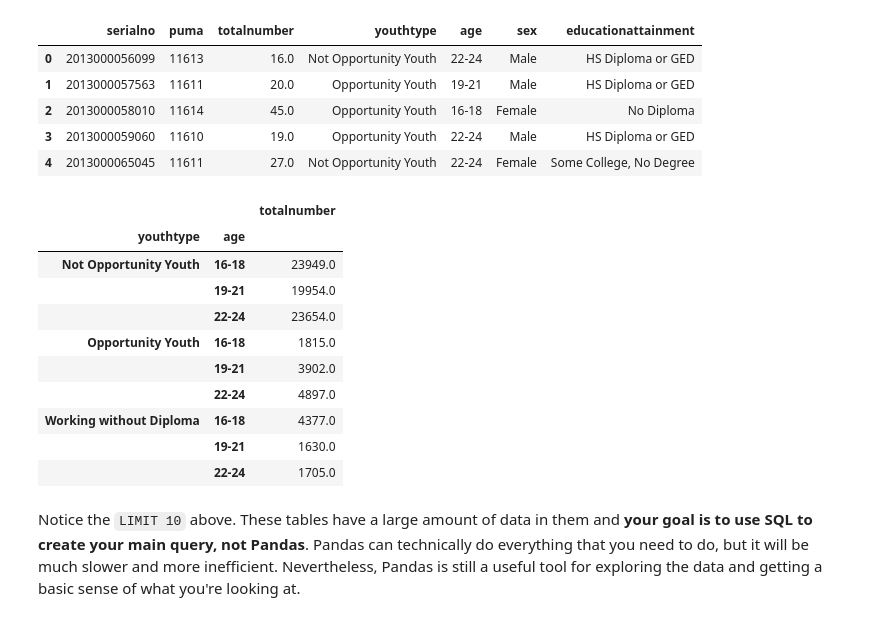
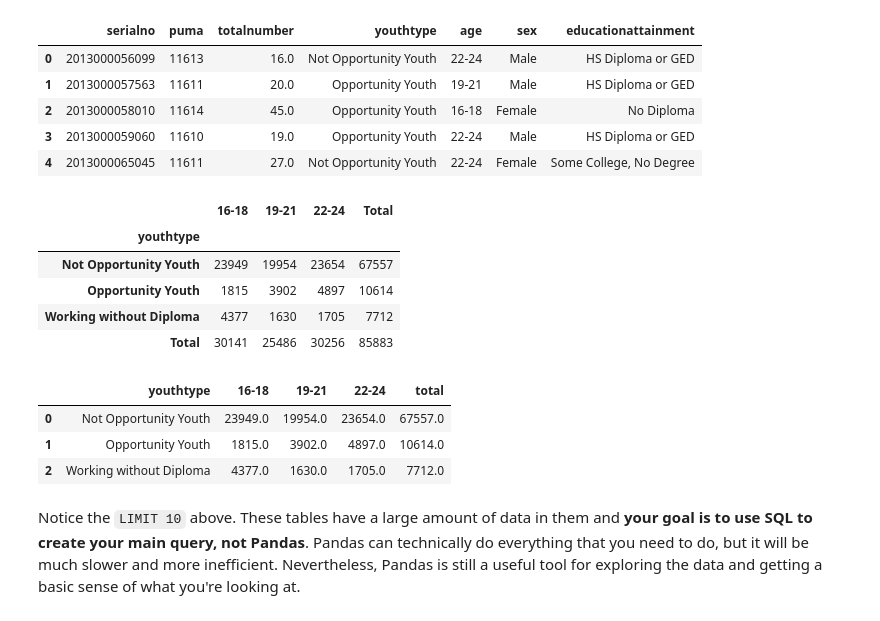
Before and after one commit to hmdev649/dsc-mod-1-project-seattle-ds, a Jupyter notebook: notebooks/exploratory/01_erh_download_and_explore_data.ipynb, the cells around one changed output. Drawn from its saved outputs; the diff is of its cells as text; code cells hidden in the pictures.

```diff
--- a/notebooks/exploratory/01_erh_download_and_explore_data.ipynb
+++ b/notebooks/exploratory/01_erh_download_and_explore_data.ipynb
@@ -105,24 +105,45 @@ df.head()
 | 2 | 2013000058010 | 11614 | 45.0 | Opportunity Youth | 16-18 | Female | No Diploma |
 | 3 | 2013000059060 | 11610 | 19.0 | Opportunity Youth | 22-24 | Male | HS Diploma or GED |
 | 4 | 2013000065045 | 11611 | 27.0 | Not Opportunity Youth | 22-24 | Female | Some College, No Degree |
+# %%
+import numpy as np
+nd =pd.pivot_table(df,
+               index=['youthtype'],
+               values=['totalnumber'],
+               columns=['age'],
+               aggfunc=np.sum,
+               fill_value='',
+               margins=True,
+               margins_name='Total'
+              )['totalnumber']
+nd.reset_index()
+nd.columns.rename('', inplace=True)
+nd
+# %% [output]
+|  | 16-18 | 19-21 | 22-24 | Total |
+| youthtype |  |  |  |  |
+| Not Opportunity Youth | 23949 | 19954 | 23654 | 67557 |
+| Opportunity Youth | 1815 | 3902 | 4897 | 10614 |
+| Working without Diploma | 4377 | 1630 | 1705 | 7712 |
+| Total | 30141 | 25486 | 30256 | 85883 |
 # %%
+import numpy as np
+
 df_youth=df.groupby(['youthtype', 'age']).agg({'totalnumber': 'sum'})
 #df_youth.values
-df_youth
-#df_youth.pivot(columns='age', values=df_youth.values)
+nd= df_youth.unstack()['totalnumber'].reset_index()
+nd['total']=nd['16-18']+nd['19-21']+nd['22-24']
+nd.columns.rename('', inplace=True)
+
+
+
+#df_youth.pivot(index ='youthtype',columns='age', values=df_youth.values)
 #df_youth.set_index('youthtype').unstack('youthtype')
 # %% [output]
-|  |  | totalnumber |
-| youthtype | age |  |
-| Not Opportunity Youth | 16-18 | 23949.0 |
-|  | 19-21 | 19954.0 |
-|  | 22-24 | 23654.0 |
-| Opportunity Youth | 16-18 | 1815.0 |
-|  | 19-21 | 3902.0 |
-|  | 22-24 | 4897.0 |
-| Working without Diploma | 16-18 | 4377.0 |
-|  | 19-21 | 1630.0 |
-|  | 22-24 | 1705.0 |
+|  | youthtype | 16-18 | 19-21 | 22-24 | total |
+| 0 | Not Opportunity Youth | 23949.0 | 19954.0 | 23654.0 | 67557.0 |
+| 1 | Opportunity Youth | 1815.0 | 3902.0 | 4897.0 | 10614.0 |
+| 2 | Working without Diploma | 4377.0 | 1630.0 | 1705.0 | 7712.0 |
 # %% [markdown]
 Notice the `LIMIT 10` above.  These tables have a large amount of data in them and **your goal is to use SQL to create your main query, not Pandas**.  Pandas can technically do everything that you need to do, but it will be much slower and more inefficient.  Nevertheless, Pandas is still a useful tool for exploring the data and getting a basic sense of what you're looking at.
 # %%
```
